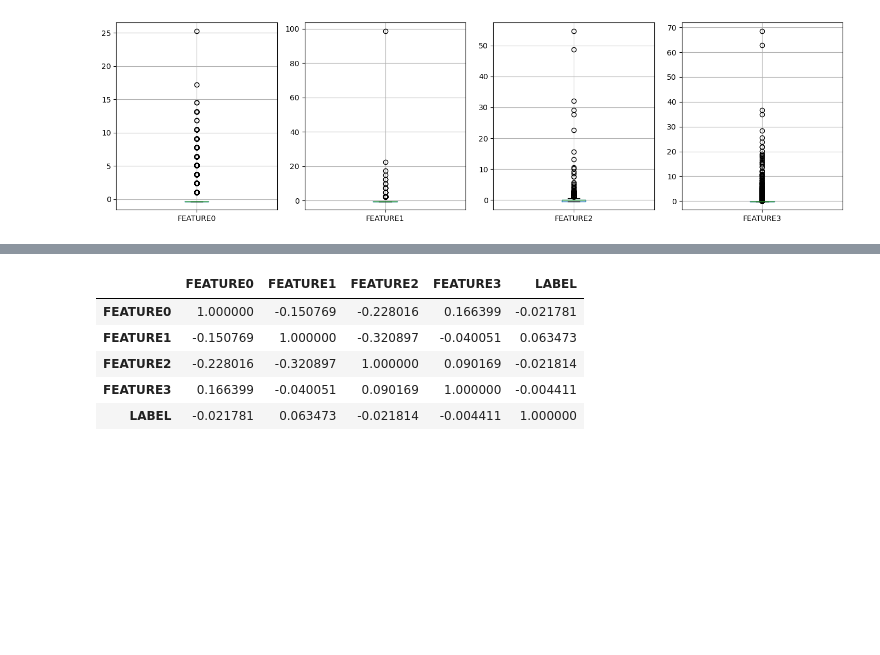
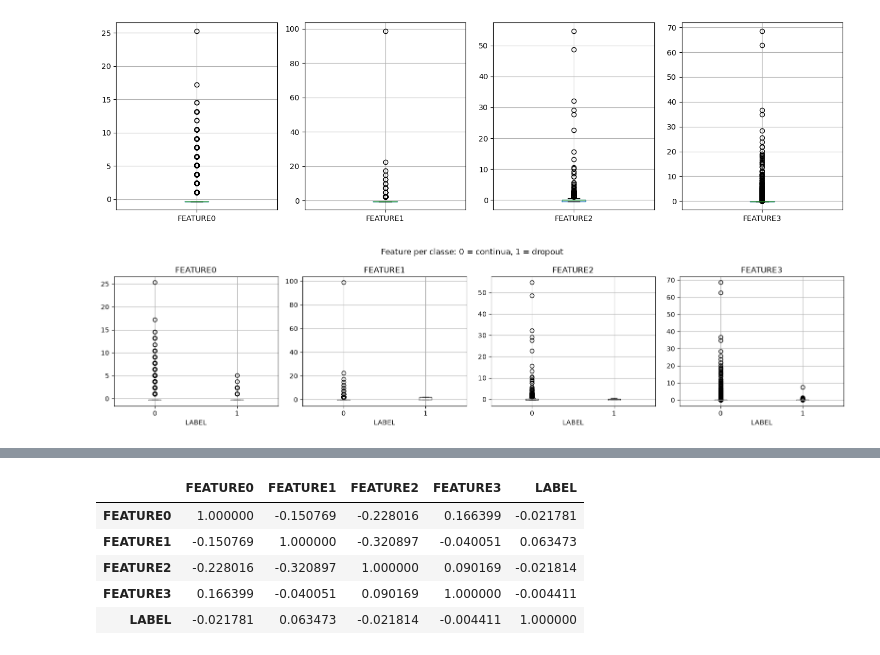
Before and after one commit to fl4z3/MachineLearning-2026, a Jupyter notebook: notebooks/03_analisi_training.ipynb, the cells around one changed output, grey strips where cells are left out. Drawn from its saved outputs; the diff is of its cells as text; code cells hidden in the pictures; blank space fills up the shorter version.

```diff
--- a/notebooks/03_analisi_training.ipynb
+++ b/notebooks/03_analisi_training.ipynb
@@ -117,3 +186,14 @@ plt.tight_layout()
 plt.show()
 # %% [output]
 [figure]
+# %%
+# boxplot di ogni feature affiancando le due classi (parametro by=):
+# stessa scala per confrontare direttamente la distribuzione nei due gruppi
+fig, assi = plt.subplots(1, 4, figsize=(16, 4))
+for ax, f in zip(assi, FEATS):
+    df_clean.boxplot(column=f, by="LABEL", ax=ax)
+plt.suptitle("Feature per classe: 0 = continua, 1 = dropout")
+plt.tight_layout()
+plt.show()
+# %% [output]
+[figure, added]
```
Also changed, not shown: parts of 18 cells of this notebook, 1 other file.
